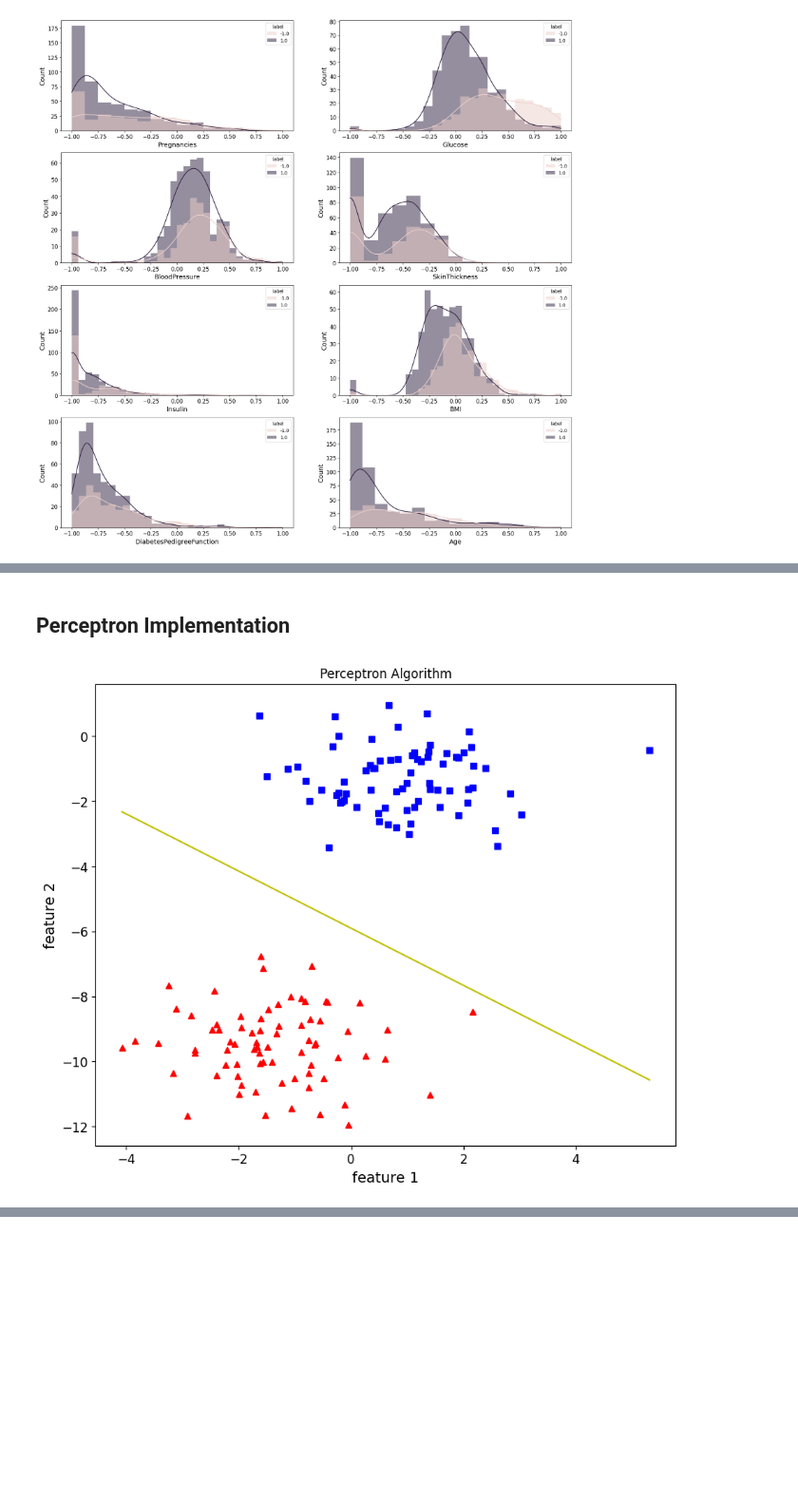
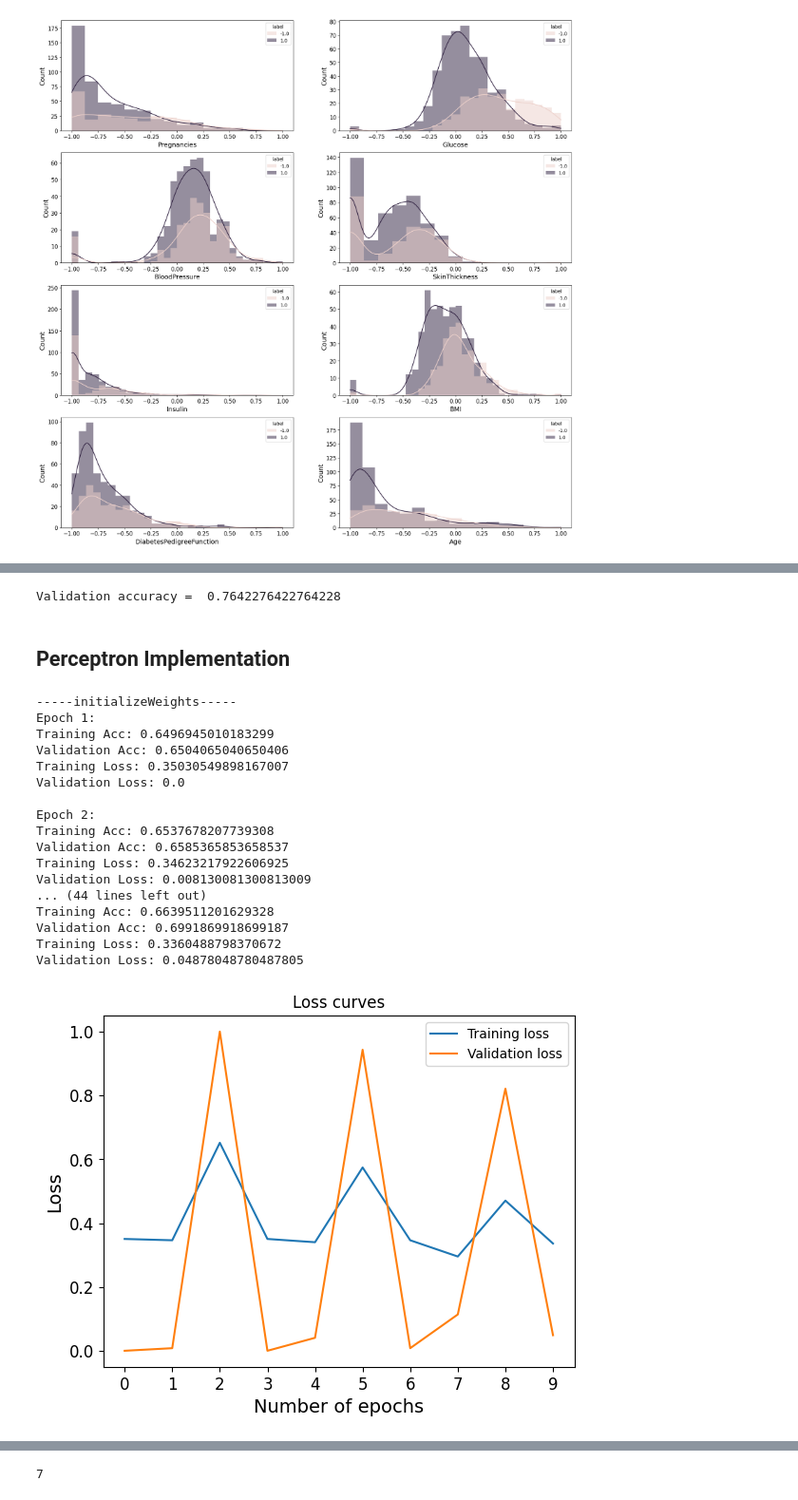
Before and after one commit to KaneZhao/deep-learning-assignments, a Jupyter notebook: assignment1/Assignment1.ipynb, the cells around one changed output, grey strips where cells are left out. Shown at 95% size. Drawn from its saved outputs; the diff is of its cells as text; code cells hidden in the pictures; blank space fills up the shorter version.

Commit message:
Perceptron Implement

```diff
--- a/assignment1/Assignment1.ipynb
+++ b/assignment1/Assignment1.ipynb
@@ -85,15 +86,3 @@ def hist_plot(features, Nrows, Ncols):
 hist_plot(colnames,4,2)
 # %% [output]
 [figure]
-# %%
-from sklearn import datasets
-X, y = datasets.make_blobs(n_samples=150,n_features=2,
-                           centers=2,cluster_std=1.05,
-                           random_state=2)
-#Plotting
-fig = plt.figure(figsize=(10,8))
-plt.plot(X[:, 0][y == 0], X[:, 1][y == 0], 'r^')
-plt.plot(X[:, 0][y == 1], X[:, 1][y == 1], 'bs')
-plt.xlabel("feature 1")
-plt.ylabel("feature 2")
-plt.title('Random Classification Data with 2 classes')
@@ -103,2 +91,17 @@ Text(0.5, 1.0, 'Random Classification Data with 2 classes')
+# %%
+from sklearn.linear_model import Perceptron
+from sklearn.metrics import accuracy_score
+
+comparison_model = Perceptron(eta0=0.01, max_iter=20)
+
+
+# Train model (20 epochs)
+fitted_model = comparison_model.fit(X_train,
+                                    y_train.reshape((y_train.shape[0],)))
+predictions = fitted_model.predict(X_val)
+
+print("Validation accuracy = ", accuracy_score(y_val, predictions))
+# %% [output]
+Validation accuracy =  0.7642276422764228
 # %% [markdown]
 ## Perceptron Implementation
@@ -154,8 +107,0 @@ class Perceptron:
-# %%
-ETA = 0.1 # 0 and 1
-EPOCHS = 10
-
-model_and = Perceptron(eta=ETA, epochs=EPOCHS)
-model_and.fit(X, y)
-
-_ = model_and.total_loss()
@@ -234,5 +107,0 @@ def plot_decision_boundary(X, theta):
-# %%
-theta, miss_l = perceptron(X, y, 0.5, 100)
-plot_decision_boundary(X, theta)
-# %% [output]
-[figure, removed]
@@ -238,0 +314,27 @@ plot_decision_boundary(X, theta)
+# %%
+# Create a simple perceptron (with 0-1 loss)
+perceptron = Perceptron(X_train, y_train, X_val, y_val, lr=0.01, bias=False,
+                        seed=200, randomBias=False, earlyStoppingPatience=8)
+perceptron.train(epochs=10, verbose=True)
+
+# Choose best model (early stopped)
+perceptron.setBest()
+# %% [output]
+-----initializeWeights-----
+Epoch 1:
+Training Acc: 0.6496945010183299
+Validation Acc: 0.6504065040650406
+Training Loss: 0.35030549898167007
+Validation Loss: 0.0
+
+Epoch 2:
+Training Acc: 0.6537678207739308
+Validation Acc: 0.6585365853658537
+Training Loss: 0.34623217922606925
+Validation Loss: 0.008130081300813009
+... (44 lines left out)
+Training Acc: 0.6639511201629328
+Validation Acc: 0.6991869918699187
+Training Loss: 0.3360488798370672
+Validation Loss: 0.04878048780487805
+[figure, added]
@@ -238,0 +342 @@ plot_decision_boundary(X, theta)
+7
```
Also changed, not shown: parts of 13 cells of this notebook, 1 other file.
